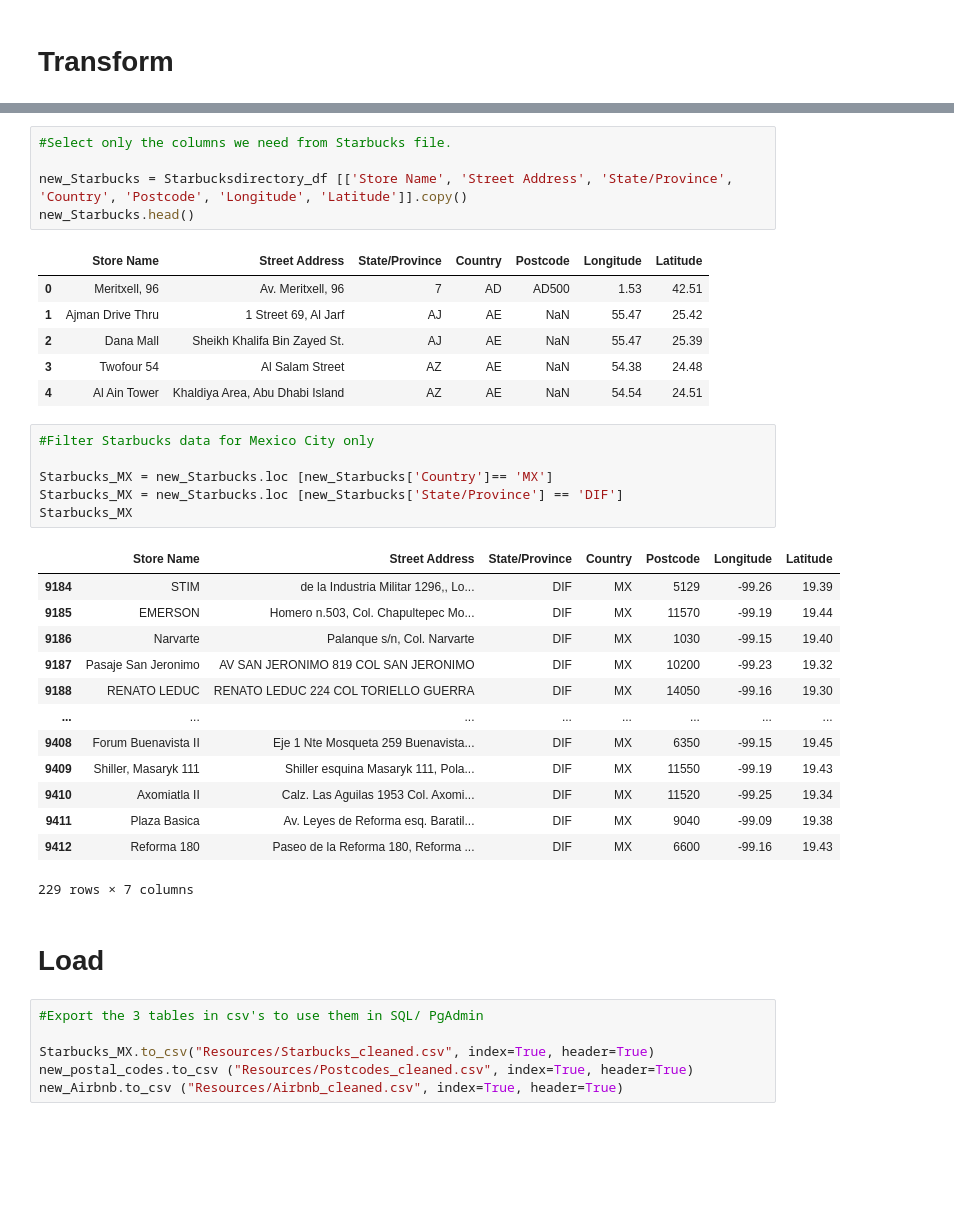
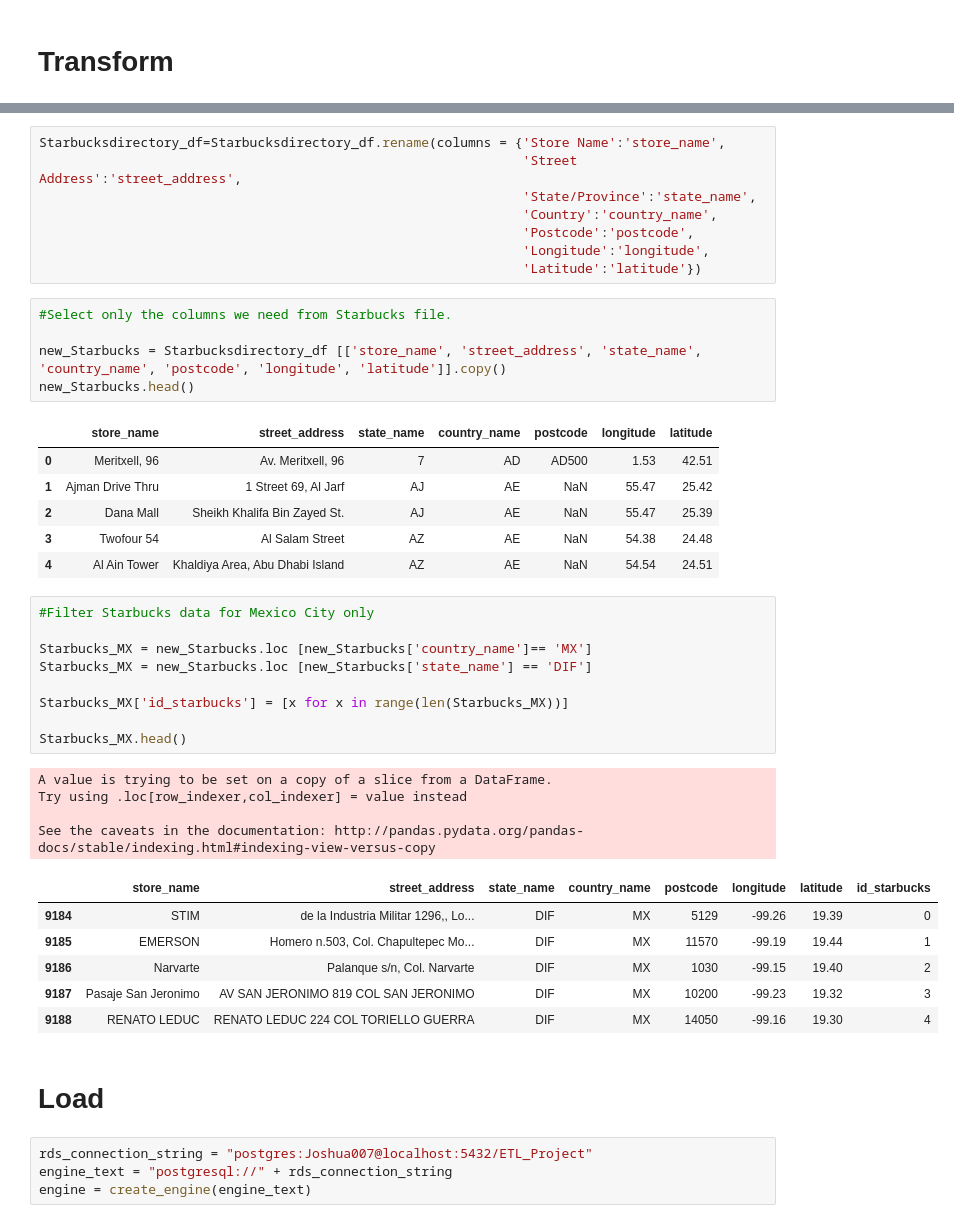
Before and after one commit to Monica-mcm/ETL_Project, a Jupyter notebook: Extract_Transform_Load_Rock_n_Roll.ipynb, the cells around one changed output, grey strips where cells are left out. Saved outputs shown, nothing was run; the diff lists cells and outputs as text; blank space fills up the shorter version.

```diff
--- a/Extract_Transform_Load_Rock_n_Roll.ipynb
+++ b/Extract_Transform_Load_Rock_n_Roll.ipynb
@@ -87,10 +89,18 @@ new_Airbnb.head()
+# %%
+Starbucksdirectory_df=Starbucksdirectory_df.rename(columns = {'Store Name':'store_name',
+                                                              'Street Address':'street_address',
+                                                              'State/Province':'state_name',
+                                                              'Country':'country_name',
+                                                              'Postcode':'postcode',
+                                                              'Longitude':'longitude',
+                                                              'Latitude':'latitude'})
 # %%
 #Select only the columns we need from Starbucks file.
 
-new_Starbucks = Starbucksdirectory_df [['Store Name', 'Street Address', 'State/Province', 'Country', 'Postcode', 'Longitude', 'Latitude']].copy()
+new_Starbucks = Starbucksdirectory_df [['store_name', 'street_address', 'state_name', 'country_name', 'postcode', 'longitude', 'latitude']].copy()
 new_Starbucks.head()
 # %% [output]
-|  | Store Name | Street Address | State/Province | Country | Postcode | Longitude | Latitude |
+|  | store_name | street_address | state_name | country_name | postcode | longitude | latitude |
 | 0 | Meritxell, 96 | Av. Meritxell, 96 | 7 | AD | AD500 | 1.53 | 42.51 |
 | 1 | Ajman Drive Thru | 1 Street 69, Al Jarf | AJ | AE | NaN | 55.47 | 25.42 |
 | 2 | Dana Mall | Sheikh Khalifa Bin Zayed St. | AJ | AE | NaN | 55.47 | 25.39 |
@@ -99,28 +109,26 @@ new_Starbucks.head()
 # %%
 #Filter Starbucks data for Mexico City only
 
-Starbucks_MX = new_Starbucks.loc [new_Starbucks['Country']== 'MX']
-Starbucks_MX = new_Starbucks.loc [new_Starbucks['State/Province'] == 'DIF']
-Starbucks_MX
+Starbucks_MX = new_Starbucks.loc [new_Starbucks['country_name']== 'MX']
+Starbucks_MX = new_Starbucks.loc [new_Starbucks['state_name'] == 'DIF']
+
+Starbucks_MX['id_starbucks'] = [x for x in range(len(Starbucks_MX))]
+
+Starbucks_MX.head()
 # %% [output]
+A value is trying to be set on a copy of a slice from a DataFrame.
+Try using .loc[row_indexer,col_indexer] = value instead
+
+See the caveats in the documentation: http://pandas.pydata.org/pandas-docs/stable/indexing.html#indexing-view-versus-copy
-|  | Store Name | Street Address | State/Province | Country | Postcode | Longitude | Latitude |
-| 9184 | STIM | de la Industria Militar 1296,, Lo... | DIF | MX | 5129 | -99.26 | 19.39 |
-| 9185 | EMERSON | Homero n.503, Col. Chapultepec Mo... | DIF | MX | 11570 | -99.19 | 19.44 |
-| 9186 | Narvarte | Palanque s/n, Col. Narvarte | DIF | MX | 1030 | -99.15 | 19.40 |
-| 9187 | Pasaje San Jeronimo | AV SAN JERONIMO 819 COL SAN JERONIMO | DIF | MX | 10200 | -99.23 | 19.32 |
-| 9188 | RENATO LEDUC | RENATO LEDUC 224 COL TORIELLO GUERRA | DIF | MX | 14050 | -99.16 | 19.30 |
-| ... | ... | ... | ... | ... | ... | ... | ... |
-| 9408 | Forum Buenavista II | Eje 1 Nte Mosqueta 259 Buenavista... | DIF | MX | 6350 | -99.15 | 19.45 |
-| 9409 | Shiller, Masaryk 111 | Shiller esquina Masaryk 111, Pola... | DIF | MX | 11550 | -99.19 | 19.43 |
-| 9410 | Axomiatla II | Calz. Las Aguilas 1953 Col. Axomi... | DIF | MX | 11520 | -99.25 | 19.34 |
-| 9411 | Plaza Basica | Av. Leyes de Reforma esq. Baratil... | DIF | MX | 9040 | -99.09 | 19.38 |
-| 9412 | Reforma 180 | Paseo de la Reforma 180, Reforma ... | DIF | MX | 6600 | -99.16 | 19.43 |
+|  | store_name | street_address | state_name | country_name | postcode | longitude | latitude | id_starbucks |
+| 9184 | STIM | de la Industria Militar 1296,, Lo... | DIF | MX | 5129 | -99.26 | 19.39 | 0 |
+| 9185 | EMERSON | Homero n.503, Col. Chapultepec Mo... | DIF | MX | 11570 | -99.19 | 19.44 | 1 |
+| 9186 | Narvarte | Palanque s/n, Col. Narvarte | DIF | MX | 1030 | -99.15 | 19.40 | 2 |
+| 9187 | Pasaje San Jeronimo | AV SAN JERONIMO 819 COL SAN JERONIMO | DIF | MX | 10200 | -99.23 | 19.32 | 3 |
+| 9188 | RENATO LEDUC | RENATO LEDUC 224 COL TORIELLO GUERRA | DIF | MX | 14050 | -99.16 | 19.30 | 4 |
-229 rows × 7 columns
 # %% [markdown]
 # Load
-# %%
-#Export the 3 tables in csv's to use them in SQL/ PgAdmin
-
-Starbucks_MX.to_csv("Resources/Starbucks_cleaned.csv", index=True, header=True)
-new_postal_codes.to_csv ("Resources/Postcodes_cleaned.csv", index=True, header=True)
-new_Airbnb.to_csv ("Resources/Airbnb_cleaned.csv", index=True, header=True)
+# %%
+rds_connection_string = "postgres:Joshua007@localhost:5432/ETL_Project"
+engine_text = "postgresql://" + rds_connection_string
+engine = create_engine(engine_text)
```
Also changed, not shown: parts of 7 cells of this notebook, 3 other files.
